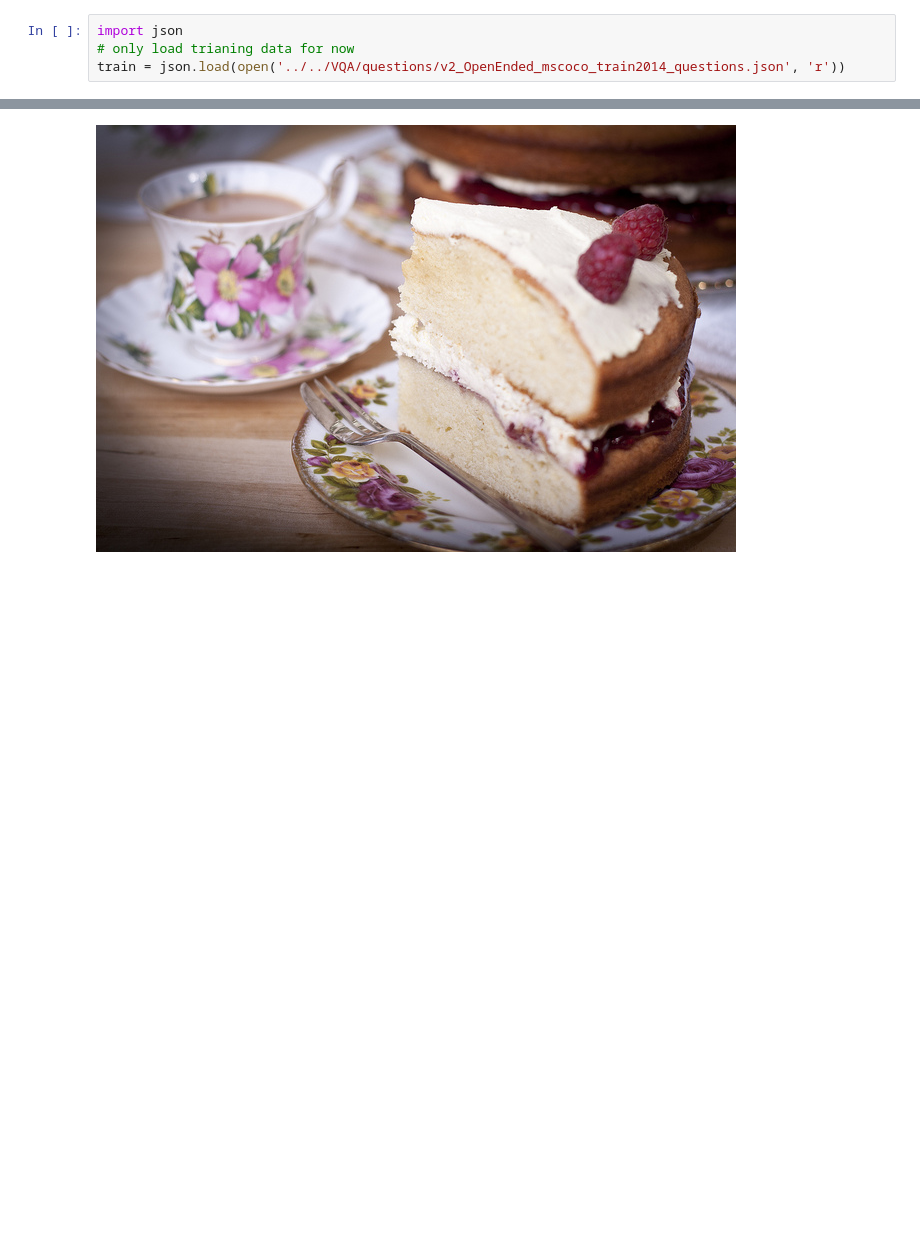
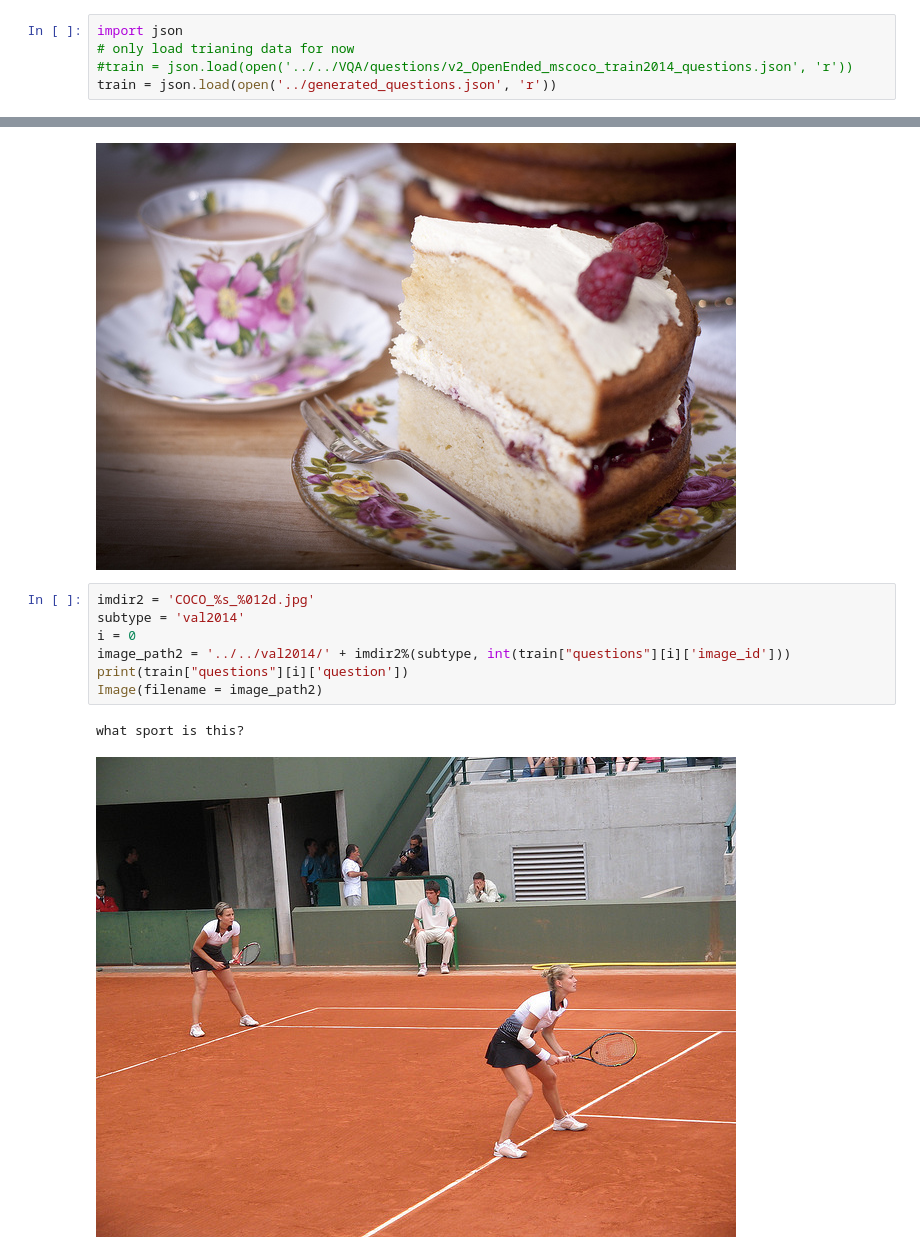
Before and after one commit to Jyothi-narayana/neuraltalk2, a Jupyter notebook: VQA/vqa_preprocess.ipynb, the cells around one changed output, grey strips where cells are left out. Cells and saved outputs as stored; diff of their text form; blank space fills up the shorter version.

Commit message:
adding questions(1000) generated from the train subset

```diff
--- a/VQA/vqa_preprocess.ipynb
+++ b/VQA/vqa_preprocess.ipynb
@@ -1,5 +1,6 @@
 # %%
 import json
 # only load trianing data for now
-train = json.load(open('../../VQA/questions/v2_OpenEnded_mscoco_train2014_questions.json', 'r'))
+#train = json.load(open('../../VQA/questions/v2_OpenEnded_mscoco_train2014_questions.json', 'r'))
+train = json.load(open('../generated_questions.json', 'r'))
 # %%
@@ -76,3 +77,13 @@ image_path1 = '../../VQA/images/' + imdir%(subtype, subtype, 133063)
 Image(filename = image_path1)
 # %% [output]
 [figure]
+# %%
+imdir2 = 'COCO_%s_%012d.jpg'
+subtype = 'val2014'
+i = 0
+image_path2 = '../../val2014/' + imdir2%(subtype, int(train["questions"][i]['image_id']))
+print(train["questions"][i]['question'])
+Image(filename = image_path2)
+# %% [output]
+what sport is this?
+[figure, added]
```
Also changed, not shown: parts of 1 cell of this notebook, 2 other files.
